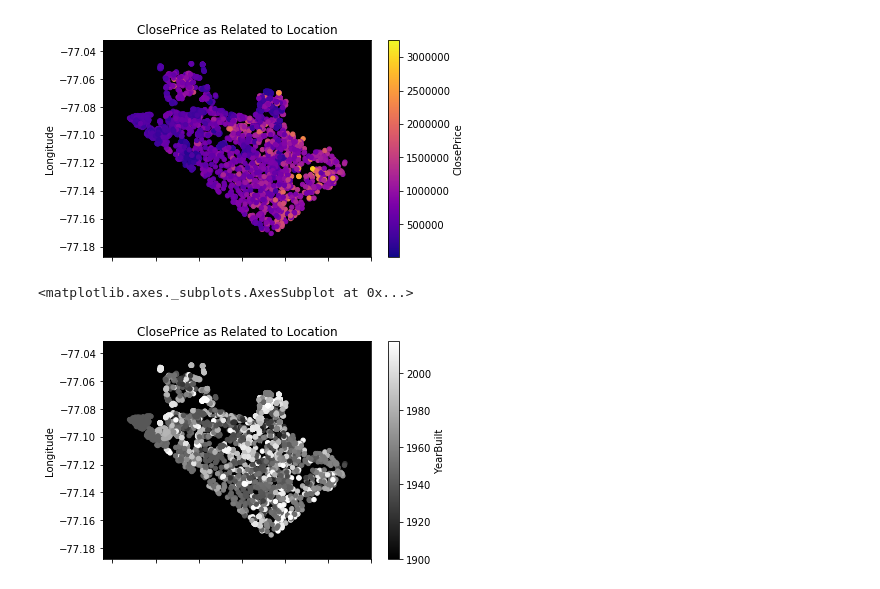
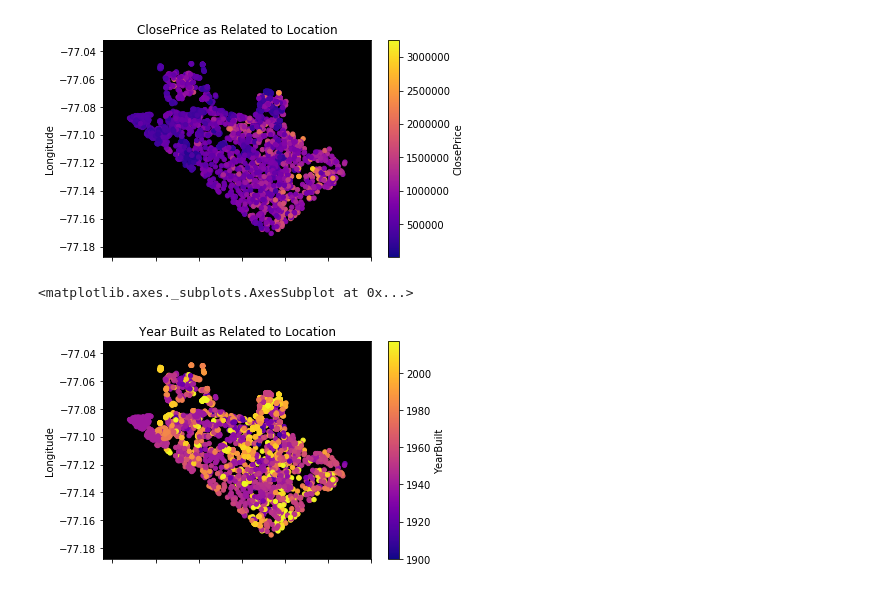
Before and after one commit to AMRiehle/gwu-python-project, a Jupyter notebook: location_graphs.ipynb, the cells around one changed output. Drawn from its saved outputs; the diff is of its cells as text; code cells hidden in the pictures.

Commit message:
changed color and title of 2nd location graph

```diff
--- a/location_graphs.ipynb
+++ b/location_graphs.ipynb
@@ -21,13 +21,13 @@ price_loc
 # %%
 
 year_loc = house_df.plot(kind = "scatter", x= "Latitude",y= "Longitude",
             c= "YearBuilt",cmap = 'plasma', s=19)
 
 plt.xlabel("Latitude")
 plt.ylabel("Longitude")
-plt.title("ClosePrice as Related to Location")
+plt.title("Year Built as Related to Location")
 year_loc.set_facecolor("black")
 year_loc
 # %% [output]
 <matplotlib.axes._subplots.AxesSubplot at 0x...>
-[figure, old version]
+[figure, new version]
```
